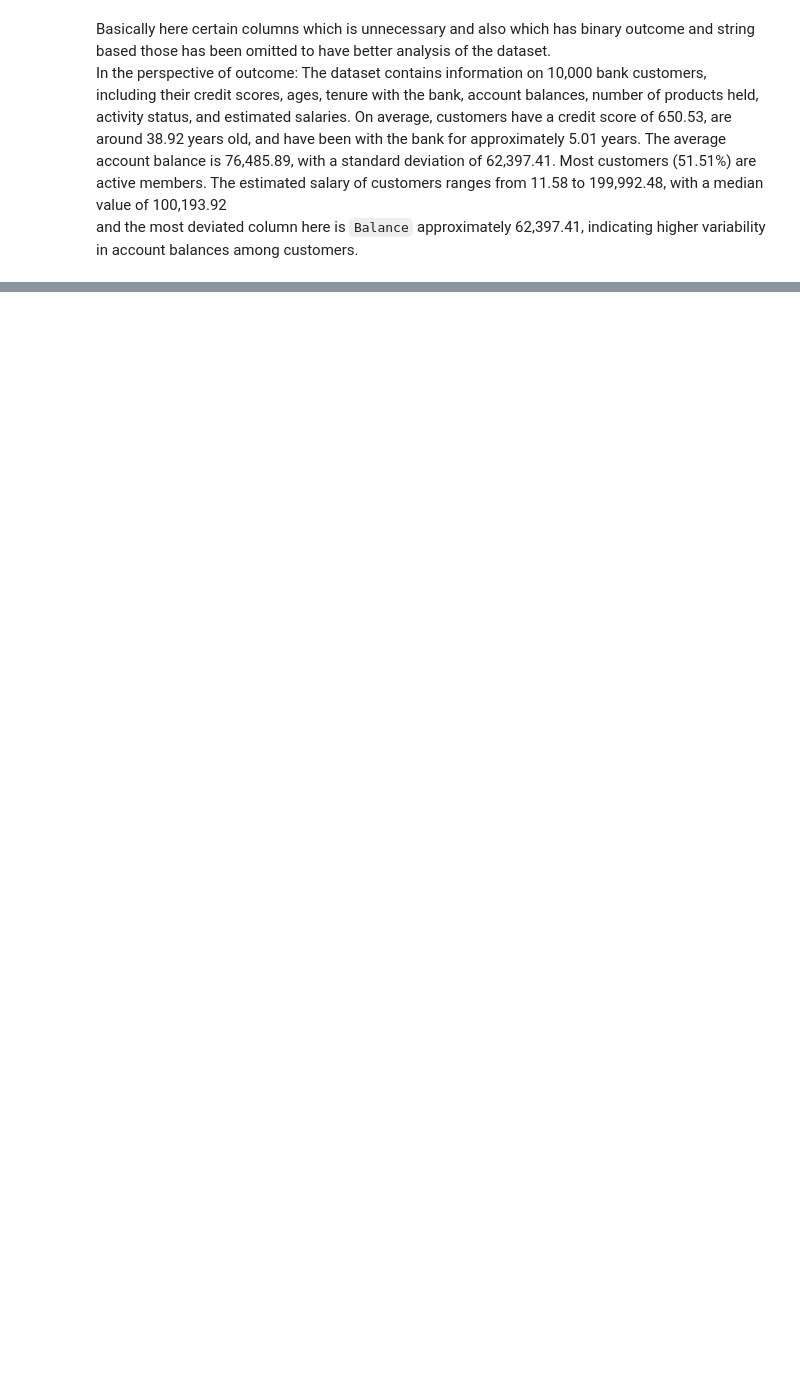
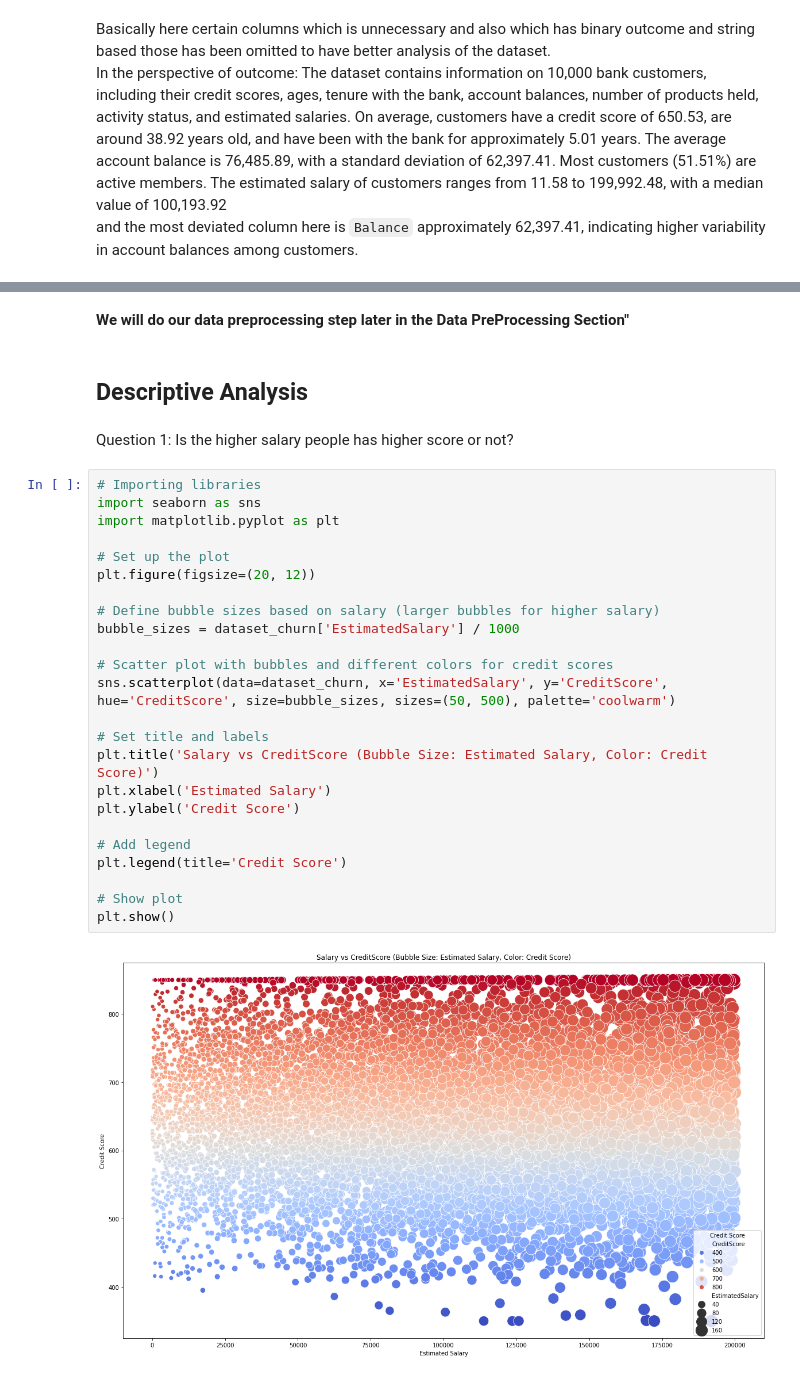
Before and after one commit to tanviranjum21/DataScienceProjects, a Jupyter notebook: Churn_Modeling_Project/Churn_Modelling_Project.ipynb, the cells around one changed output, grey strips where cells are left out. Cells and saved outputs as stored; diff of their text form; blank space fills up the shorter version.

Commit message:
updated till descriptive analytics

```diff
--- a/Churn_Modeling_Project/Churn_Modelling_Project.ipynb
+++ b/Churn_Modeling_Project/Churn_Modelling_Project.ipynb
@@ -151,0 +230,32 @@ and the most deviated column here is `Balance` approximately 62,397.41, indicati
+# %% [markdown]
+**We will do our data preprocessing step later in the Data PreProcessing Section"**
+# %% [markdown]
+## Descriptive Analysis
+# %% [markdown]
+Question 1: Is the higher salary people has higher score or not?
+# %%
+# Importing libraries
+import seaborn as sns
+import matplotlib.pyplot as plt
+
+# Set up the plot
+plt.figure(figsize=(20, 12))
+
+# Define bubble sizes based on salary (larger bubbles for higher salary)
+bubble_sizes = dataset_churn['EstimatedSalary'] / 1000
+
+# Scatter plot with bubbles and different colors for credit scores
+sns.scatterplot(data=dataset_churn, x='EstimatedSalary', y='CreditScore', hue='CreditScore', size=bubble_sizes, sizes=(50, 500), palette='coolwarm')
+
+# Set title and labels
+plt.title('Salary vs CreditScore (Bubble Size: Estimated Salary, Color: Credit Score)')
+plt.xlabel('Estimated Salary')
+plt.ylabel('Credit Score')
+
+# Add legend
+plt.legend(title='Credit Score')
+
+# Show plot
+plt.show()
+# %% [output]
+[figure, added]
```
Also changed, not shown: parts of 16 cells of this notebook.
